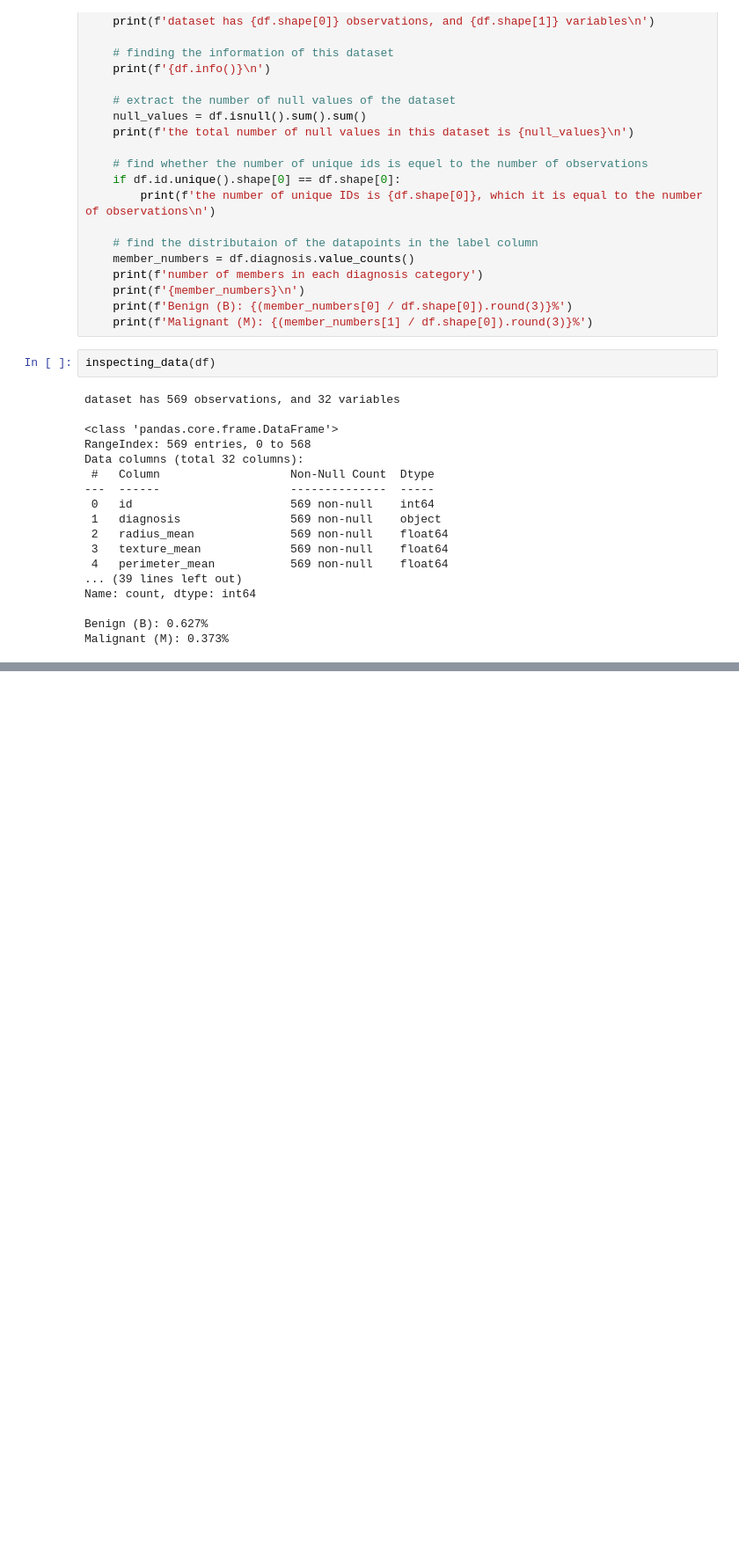
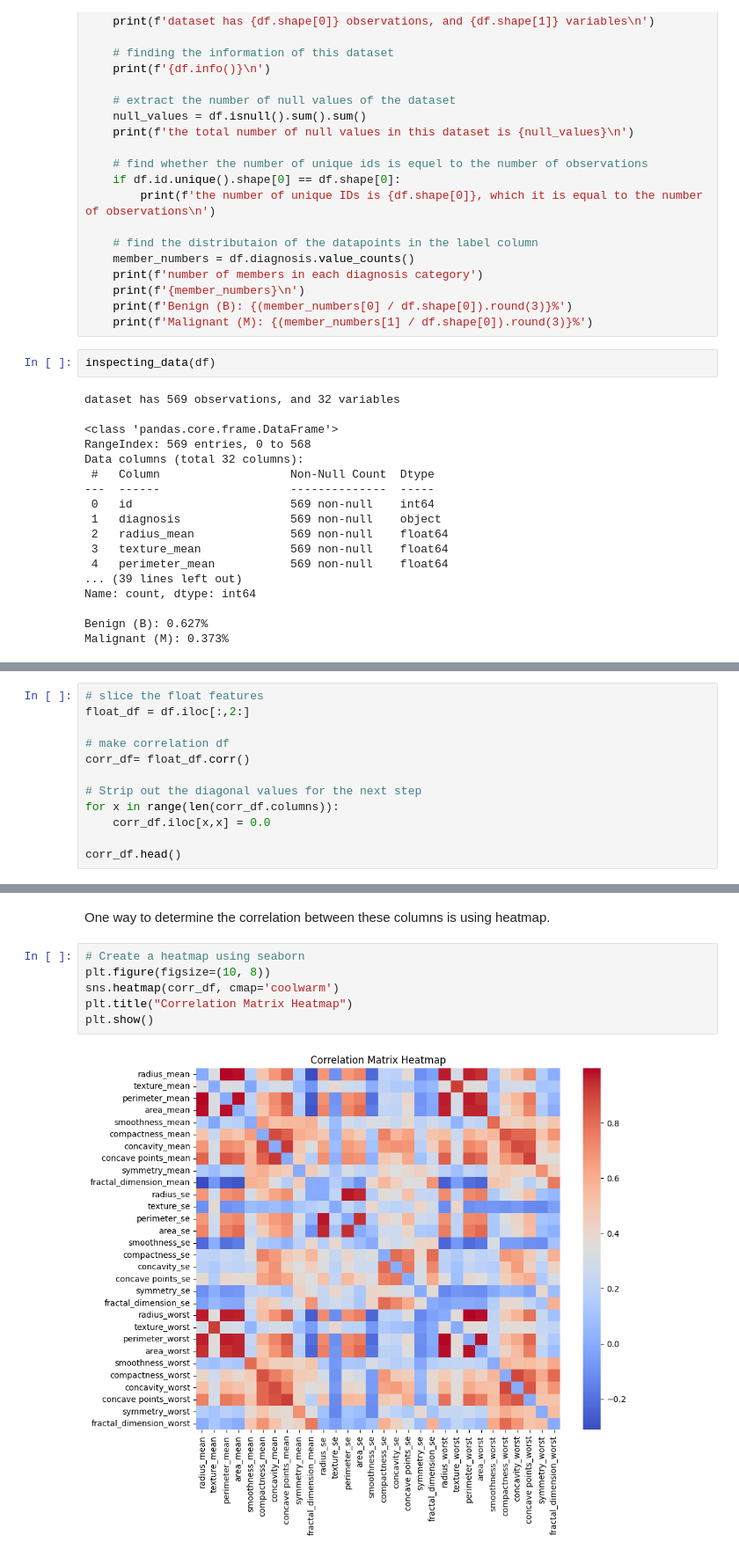
Before and after one commit to hooman-b/Machine_learning_assignments, a Jupyter notebook: Supervised_Learning/Fifth_Assignment/Assignment5.ipynb, the cells around one changed output, grey strips where cells are left out. Shown at 88% size. Drawn from its saved outputs; the diff is of its cells as text; blank space fills up the shorter version.

```diff
--- a/Supervised_Learning/Fifth_Assignment/Assignment5.ipynb
+++ b/Supervised_Learning/Fifth_Assignment/Assignment5.ipynb
@@ -136,0 +156,12 @@ During the data inspection phase, it was observed that the dataset consists of 3
+# %%
+# slice the float features
+float_df = df.iloc[:,2:]
+
+# make correlation df
+corr_df= float_df.corr()
+
+# Strip out the diagonal values for the next step
+for x in range(len(corr_df.columns)):
+    corr_df.iloc[x,x] = 0.0
+
+corr_df.head()
@@ -136,0 +176,10 @@ During the data inspection phase, it was observed that the dataset consists of 3
+# %% [markdown]
+One way to determine the correlation between these columns is using heatmap.
+# %%
+# Create a heatmap using seaborn
+plt.figure(figsize=(10, 8))
+sns.heatmap(corr_df, cmap='coolwarm')
+plt.title("Correlation Matrix Heatmap")
+plt.show()
+# %% [output]
+[figure, added]
```
Also changed, not shown: parts of 18 cells of this notebook.
